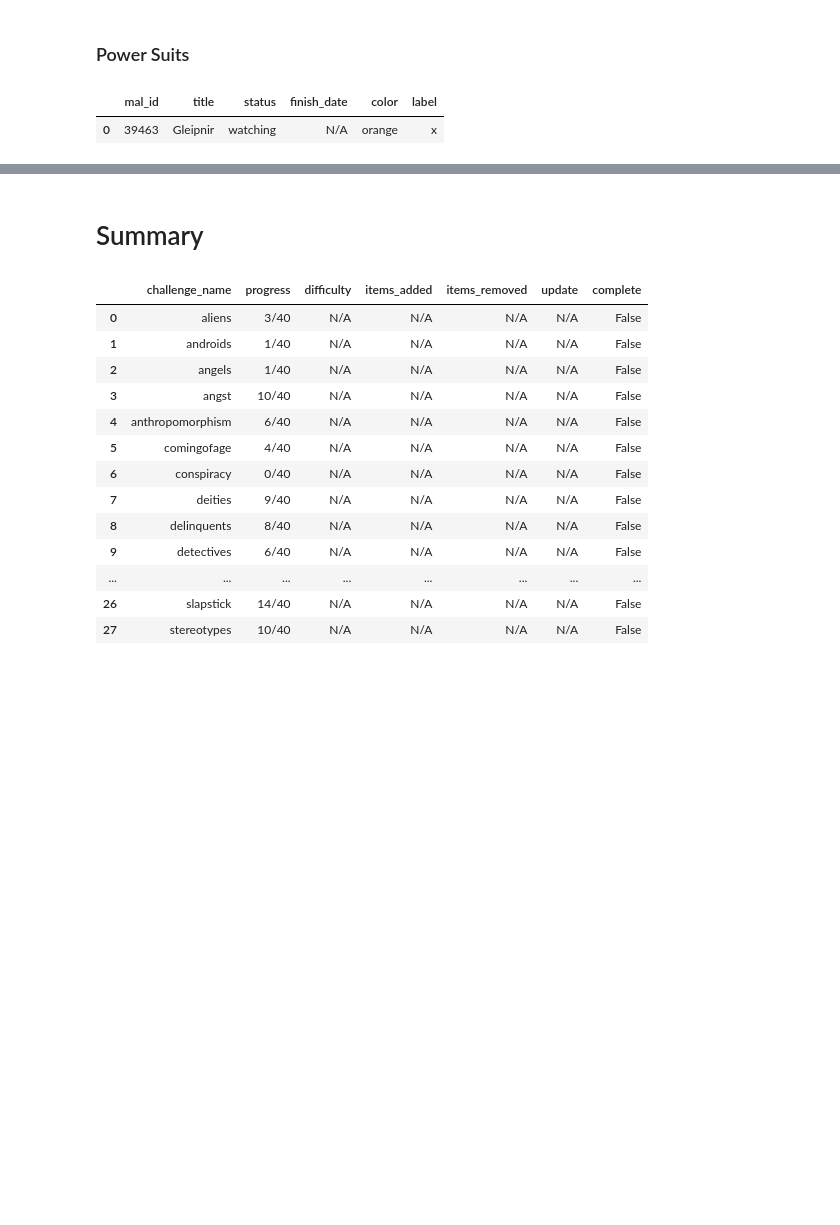
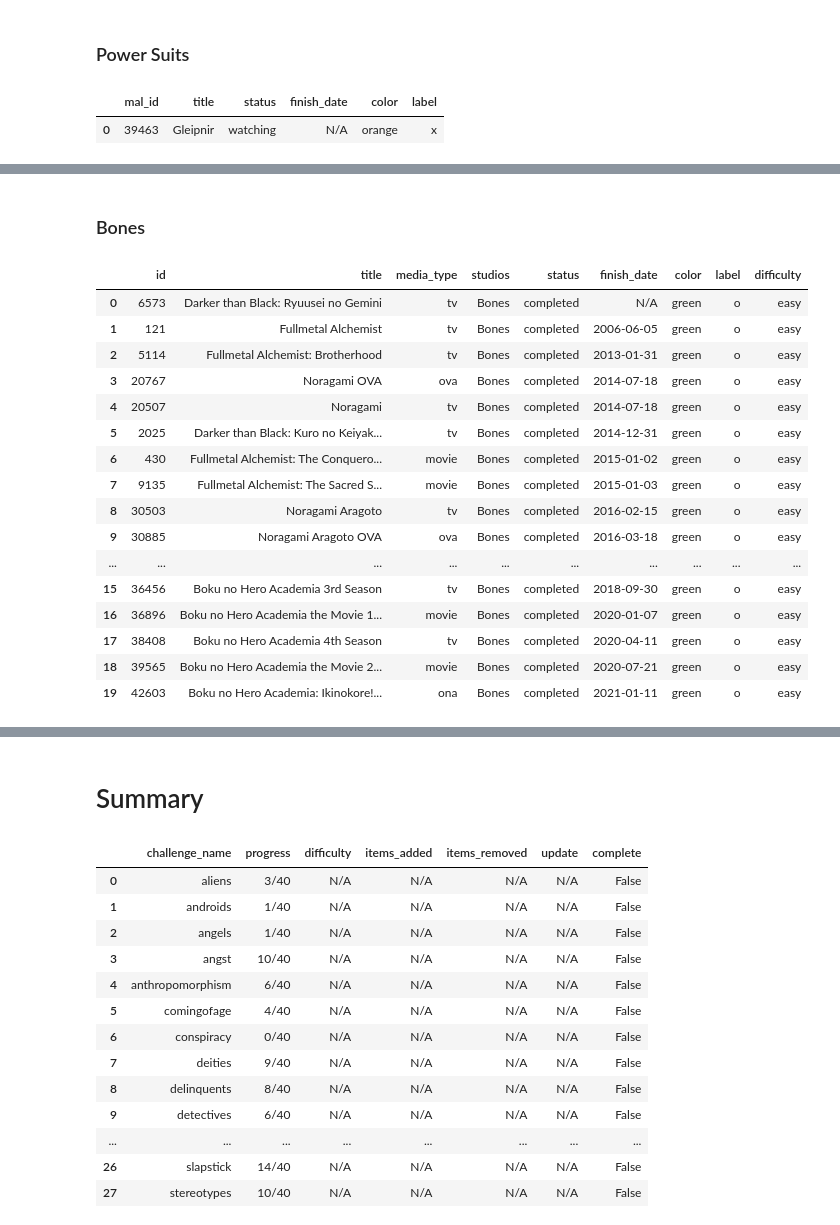
Before and after one commit to nerfsunny/MAL-Challenge-Tracker, a Jupyter notebook: AWC Club Challenges.ipynb, the cells around one changed output, grey strips where cells are left out. Drawn from its saved outputs; the diff is of its cells as text; code cells hidden in the pictures; blank space fills up the shorter version.

```diff
--- a/AWC Club Challenges.ipynb
+++ b/AWC Club Challenges.ipynb
@@ -607,0 +672,23 @@ powersuitsDF
+# %% [markdown]
+### Bones
+# %%
+bonesDF = specificStudios(myMALDF_Anime, 'Bones', 1)
+bonesDF
+# %% [output]
+|  | id | title | media_type | studios | status | finish_date | color | label | difficulty |
+| 0 | 6573 | Darker than Black: Ryuusei no Gemini | tv | Bones | completed | N/A | green | o | easy |
+| 1 | 121 | Fullmetal Alchemist | tv | Bones | completed | 2006-06-05 | green | o | easy |
+| 2 | 5114 | Fullmetal Alchemist: Brotherhood | tv | Bones | completed | 2013-01-31 | green | o | easy |
+| 3 | 20767 | Noragami OVA | ova | Bones | completed | 2014-07-18 | green | o | easy |
+| 4 | 20507 | Noragami | tv | Bones | completed | 2014-07-18 | green | o | easy |
+| 5 | 2025 | Darker than Black: Kuro no Keiyak... | tv | Bones | completed | 2014-12-31 | green | o | easy |
+| 6 | 430 | Fullmetal Alchemist: The Conquero... | movie | Bones | completed | 2015-01-02 | green | o | easy |
+| 7 | 9135 | Fullmetal Alchemist: The Sacred S... | movie | Bones | completed | 2015-01-03 | green | o | easy |
+| 8 | 30503 | Noragami Aragoto | tv | Bones | completed | 2016-02-15 | green | o | easy |
+| 9 | 30885 | Noragami Aragoto OVA | ova | Bones | completed | 2016-03-18 | green | o | easy |
+| ... | ... | ... | ... | ... | ... | ... | ... | ... | ... |
+| 15 | 36456 | Boku no Hero Academia 3rd Season | tv | Bones | completed | 2018-09-30 | green | o | easy |
+| 16 | 36896 | Boku no Hero Academia the Movie 1... | movie | Bones | completed | 2020-01-07 | green | o | easy |
+| 17 | 38408 | Boku no Hero Academia 4th Season | tv | Bones | completed | 2020-04-11 | green | o | easy |
+| 18 | 39565 | Boku no Hero Academia the Movie 2... | movie | Bones | completed | 2020-07-21 | green | o | easy |
+| 19 | 42603 | Boku no Hero Academia: Ikinokore!... | ona | Bones | completed | 2021-01-11 | green | o | easy |
```
Also changed, not shown: parts of 19 cells of this notebook.
